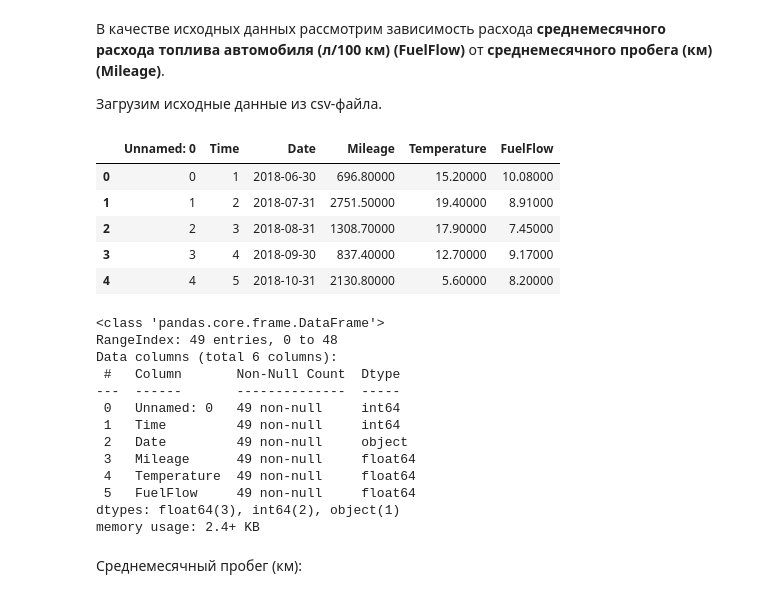
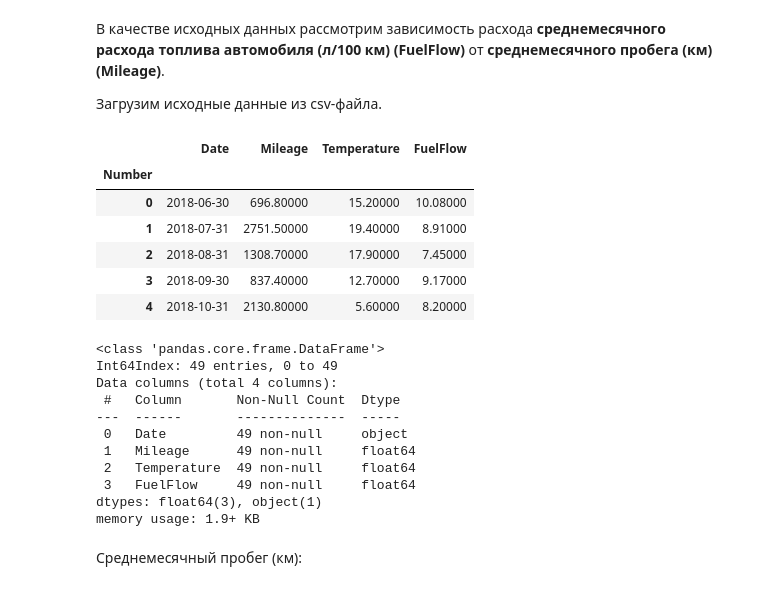
Before and after one commit to AANazarov/Statistical-methods, a Jupyter notebook: Correlation ratio/Calculation and analysis of the correlation ratio using Python.ipynb, the cells around one changed output. Cells and saved outputs as stored; diff of their text form; code cells hidden in the pictures.

```diff
--- a/Correlation ratio/Calculation and analysis of the correlation ratio using Python.ipynb
+++ b/Correlation ratio/Calculation and analysis of the correlation ratio using Python.ipynb
@@ -111,30 +111,32 @@ a_level = 1 - p_level
 
 Загрузим исходные данные из csv-файла.
 # %%
-fuel_df = pd.read_csv(filepath_or_buffer='data/fuel_df.csv', sep=';')
+fuel_df = pd.read_csv(
+    filepath_or_buffer='data/fuel_df.csv',
+    sep=';',
+    index_col='Number')
 dataset_df = fuel_df.copy()    # создаем копию исходной таблицы для работы
 display(dataset_df.head())
 dataset_df.info()
 # %% [output]
-|  | Unnamed: 0 | Time | Date | Mileage | Temperature | FuelFlow |
-| 0 | 0 | 1 | 2018-06-30 | 696.80000 | 15.20000 | 10.08000 |
-| 1 | 1 | 2 | 2018-07-31 | 2751.50000 | 19.40000 | 8.91000 |
-| 2 | 2 | 3 | 2018-08-31 | 1308.70000 | 17.90000 | 7.45000 |
-| 3 | 3 | 4 | 2018-09-30 | 837.40000 | 12.70000 | 9.17000 |
-| 4 | 4 | 5 | 2018-10-31 | 2130.80000 | 5.60000 | 8.20000 |
+|  | Date | Mileage | Temperature | FuelFlow |
+| Number |  |  |  |  |
+| 0 | 2018-06-30 | 696.80000 | 15.20000 | 10.08000 |
+| 1 | 2018-07-31 | 2751.50000 | 19.40000 | 8.91000 |
+| 2 | 2018-08-31 | 1308.70000 | 17.90000 | 7.45000 |
+| 3 | 2018-09-30 | 837.40000 | 12.70000 | 9.17000 |
+| 4 | 2018-10-31 | 2130.80000 | 5.60000 | 8.20000 |
 <class 'pandas.core.frame.DataFrame'>
-RangeIndex: 49 entries, 0 to 48
-Data columns (total 6 columns):
+Int64Index: 49 entries, 0 to 49
+Data columns (total 4 columns):
  #   Column       Non-Null Count  Dtype
 ---  ------       --------------  -----
- 0   Unnamed: 0   49 non-null     int64
- 1   Time         49 non-null     int64
- 2   Date         49 non-null     object
- 3   Mileage      49 non-null     float64
- 4   Temperature  49 non-null     float64
- 5   FuelFlow     49 non-null     float64
-dtypes: float64(3), int64(2), object(1)
-memory usage: 2.4+ KB
+ 0   Date         49 non-null     object
+ 1   Mileage      49 non-null     float64
+ 2   Temperature  49 non-null     float64
+ 3   FuelFlow     49 non-null     float64
+dtypes: float64(3), object(1)
+memory usage: 1.9+ KB
 # %% [markdown]
 Среднемесячный пробег (км):
 # %%
```
Also changed, not shown: parts of 5 cells of this notebook, 7 other files.
